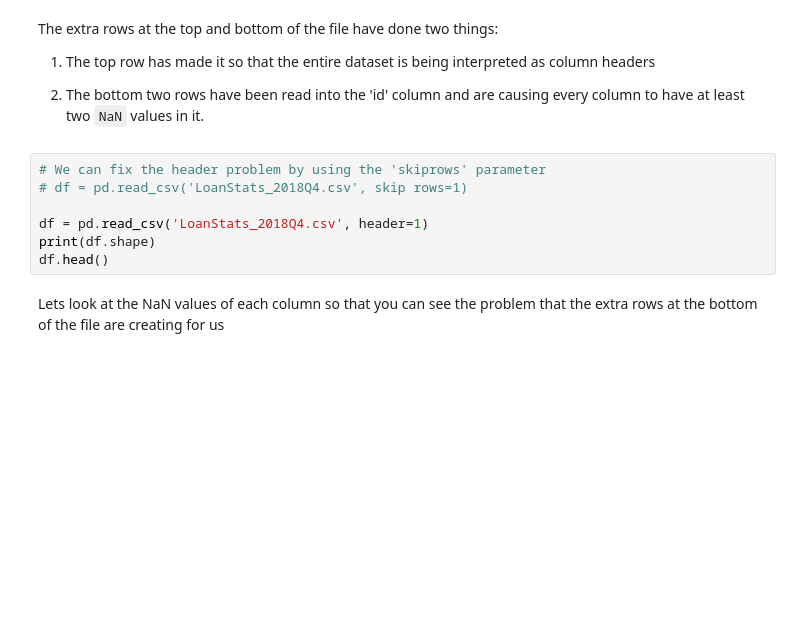
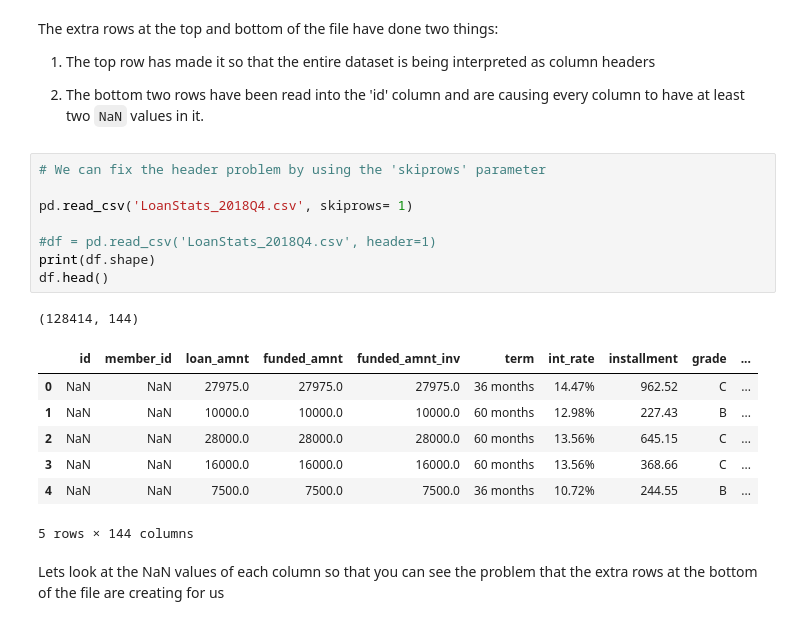
Before and after one commit to nsriniva/DS-Unit-1-Sprint-1-Data-Wrangling-and-Storytelling, a Jupyter notebook: module2-make-features/LS_DSPT9_112_Make_Features_completed.ipynb, the cells around one changed output. Saved outputs shown, nothing was run; the diff lists cells and outputs as text; blank space fills up the shorter version.

```diff
--- a/module2-make-features/LS_DSPT9_112_Make_Features_completed.ipynb
+++ b/module2-make-features/LS_DSPT9_112_Make_Features_completed.ipynb
@@ -199,11 +354,21 @@ The extra rows at the top and bottom of the file have done two things:
 2) The bottom two rows have been read into the 'id' column and are causing every column to have at least two `NaN` values in it.
 # %%
 # We can fix the header problem by using the 'skiprows' parameter
-# df = pd.read_csv('LoanStats_2018Q4.csv', skip rows=1)
 
-df = pd.read_csv('LoanStats_2018Q4.csv', header=1)
+pd.read_csv('LoanStats_2018Q4.csv', skiprows= 1)
+
+#df = pd.read_csv('LoanStats_2018Q4.csv', header=1)
 print(df.shape)
 df.head()
+# %% [output]
+(128414, 144)
+|  | id | member_id | loan_amnt | funded_amnt | funded_amnt_inv | term | int_rate | installment | grade | ... |
+| 0 | NaN | NaN | 27975.0 | 27975.0 | 27975.0 | 36 months | 14.47% | 962.52 | C | ... |
+| 1 | NaN | NaN | 10000.0 | 10000.0 | 10000.0 | 60 months | 12.98% | 227.43 | B | ... |
+| 2 | NaN | NaN | 28000.0 | 28000.0 | 28000.0 | 60 months | 13.56% | 645.15 | C | ... |
+| 3 | NaN | NaN | 16000.0 | 16000.0 | 16000.0 | 60 months | 13.56% | 368.66 | C | ... |
+| 4 | NaN | NaN | 7500.0 | 7500.0 | 7500.0 | 36 months | 10.72% | 244.55 | B | ... |
+5 rows × 144 columns
 # %% [markdown]
 Lets look at the NaN values of each column so that you can see the problem that the extra rows at the bottom of the file are creating for us
 # %%
```
Also changed, not shown: parts of 17 cells of this notebook.
